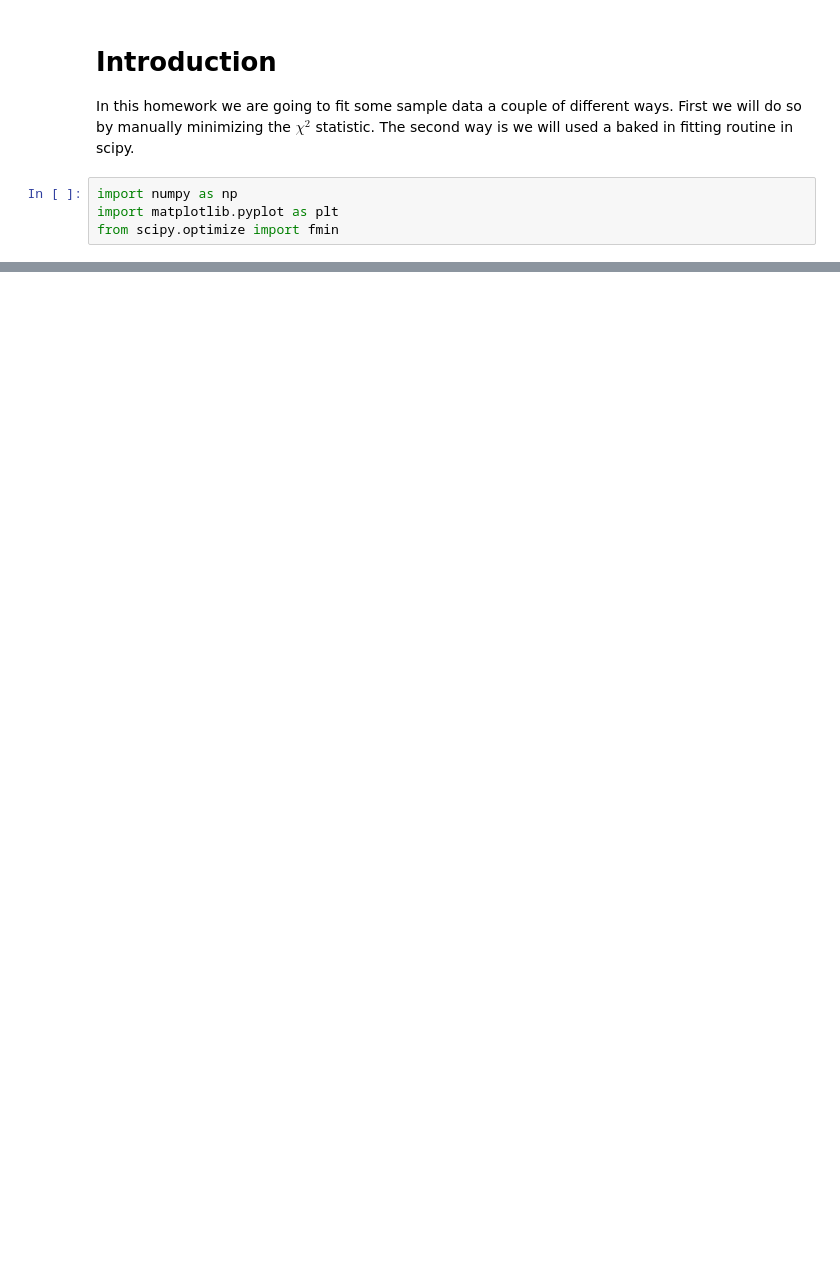
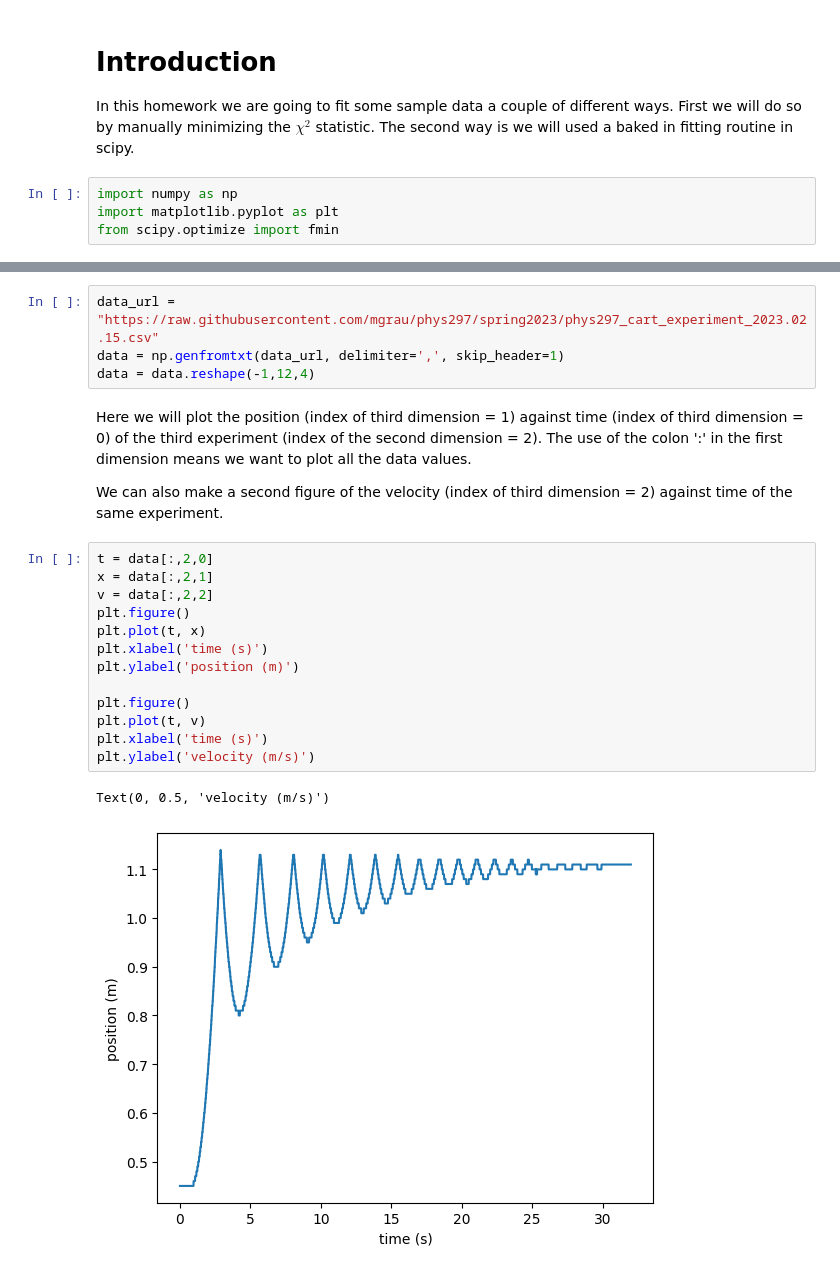
Before and after one commit to mgrau/phys297, a Jupyter notebook: Homework 8.ipynb, the cells around one changed output, grey strips where cells are left out. Cells and saved outputs as stored; diff of their text form; blank space fills up the shorter version.

```diff
--- a/Homework 8.ipynb
+++ b/Homework 8.ipynb
@@ -40,0 +21,24 @@ Text(0, 0.5, 'voltage (mV)')
+# %%
+data_url = "https://raw.githubusercontent.com/mgrau/phys297/spring2023/phys297_cart_experiment_2023.02.15.csv"
+data = np.genfromtxt(data_url, delimiter=',', skip_header=1)
+data = data.reshape(-1,12,4)
+# %% [markdown]
+Here we will plot the position (index of third dimension = 1) against time (index of third dimension = 0) of the third experiment (index of the second dimension = 2). The use of the colon ':' in the first dimension means we want to plot all the data values.
+
+We can also make a second figure of the velocity (index of third dimension = 2) against time of the same experiment.
+# %%
+t = data[:,2,0]
+x = data[:,2,1]
+v = data[:,2,2]
+plt.figure()
+plt.plot(t, x)
+plt.xlabel('time (s)')
+plt.ylabel('position (m)')
+
+plt.figure()
+plt.plot(t, v)
+plt.xlabel('time (s)')
+plt.ylabel('velocity (m/s)')
+# %% [output]
+Text(0, 0.5, 'velocity (m/s)')
+[figure, added]
```
Also changed, not shown: parts of 13 cells of this notebook.
